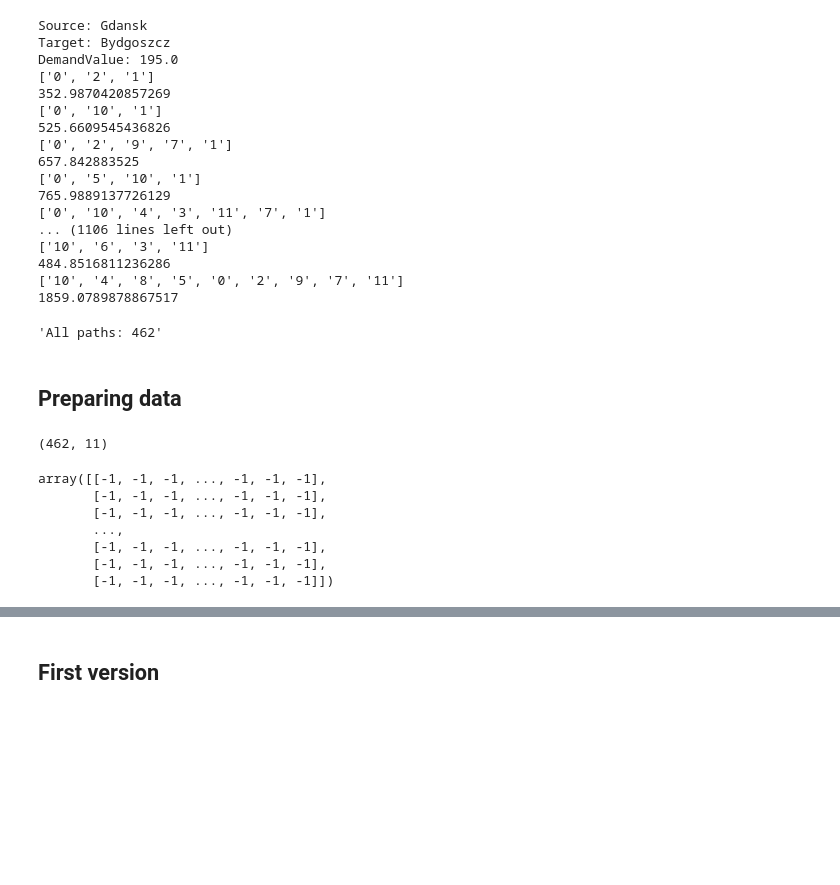
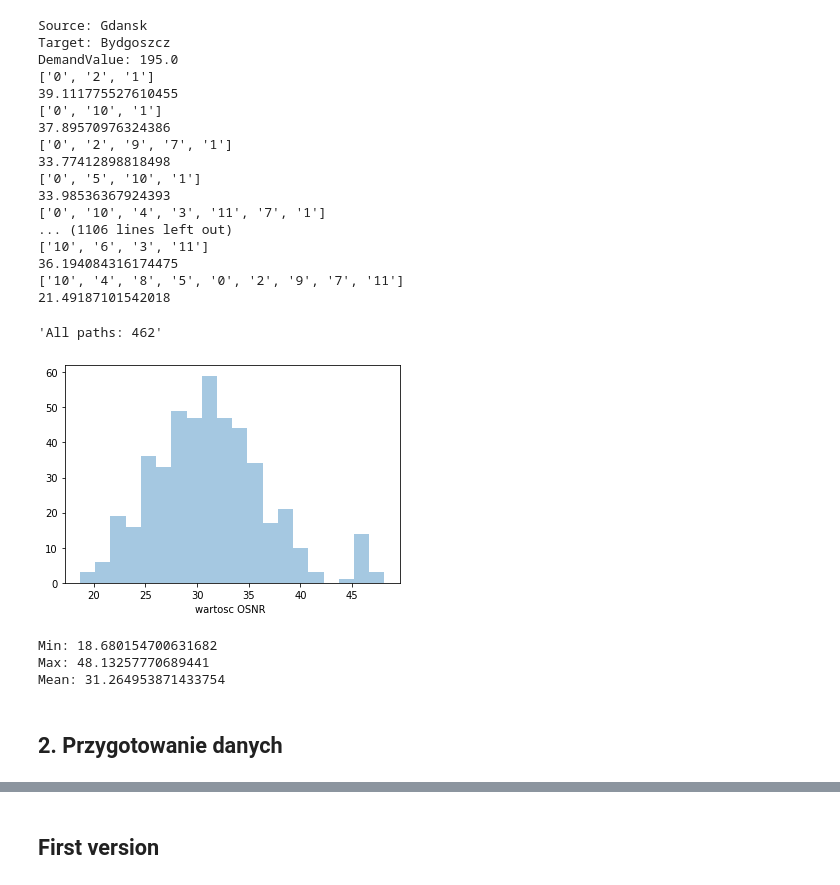
Before and after one commit to paatrycjaa/QoT_estimation, a Jupyter notebook: QoT_estimation.ipynb, the cells around one changed output, grey strips where cells are left out. Drawn from its saved outputs; the diff is of its cells as text; code cells hidden in the pictures; blank space fills up the shorter version.

Commit message:
przygotowanie do oddania

```diff
--- a/QoT_estimation.ipynb
+++ b/QoT_estimation.ipynb
@@ -107,13 +113,15 @@ for demand in root.findall(".//{http://sndlib.zib.de/network}demand"):
     for path in admissiblePaths:
         path_links = path.findall(".//{http://sndlib.zib.de/network}linkId")
         values = 0;
+        node_list=[]
         for link_id in path_links:
-            values = values + float(Links[link_id.text])
+            values = values + 300./float(Links[link_id.text])
             words = link_id.text.split('_')
             node_list = addNodetoPath(words[1], words[2], node_list)
         input_list.append(node_list.copy())
         size = float(len(node_list))
-        values = values + 20.*(size-2)
+        values= values + 300./min(Links.values())*(11-size)
+        values = values + 10./(size-1)
         Y_values.append(values)
         n = n+1
         print(node_list)
@@ -125,35 +133,33 @@ Source: Gdansk
 Target: Bydgoszcz
 DemandValue: 195.0
 ['0', '2', '1']
-352.9870420857269
+39.111775527610455
 ['0', '10', '1']
-525.6609545436826
+37.89570976324386
 ['0', '2', '9', '7', '1']
-657.842883525
+33.77412898818498
 ['0', '5', '10', '1']
-765.9889137726129
+33.98536367924393
 ['0', '10', '4', '3', '11', '7', '1']
 ... (1106 lines left out)
 ['10', '6', '3', '11']
-484.8516811236286
+36.194084316174475
 ['10', '4', '8', '5', '0', '2', '9', '7', '11']
-1859.0789878867517
+21.49187101542018
 'All paths: 462'
-# %% [markdown]
-## Preparing data
-# %%
-X_input = np.full((462,11), -1)
-X_input.shape
-# %% [output]
-(462, 11)
-# %%
-X_input
-# %% [output]
-array([[-1, -1, -1, ..., -1, -1, -1],
-       [-1, -1, -1, ..., -1, -1, -1],
-       [-1, -1, -1, ..., -1, -1, -1],
-       ...,
-       [-1, -1, -1, ..., -1, -1, -1],
-       [-1, -1, -1, ..., -1, -1, -1],
-       [-1, -1, -1, ..., -1, -1, -1]])
+# %%
+xs = pd.Series(Y_values,name="wartosc OSNR ")
+sns.distplot(xs,bins=20, kde=False);
+# %% [output]
+[figure, added]
+# %%
+print("Min: {}".format(min(Y_values)))
+print("Max: {}".format(max(Y_values)))
+print("Mean: {}".format(statistics.mean(Y_values)))
+# %% [output]
+Min: 18.680154700631682
+Max: 48.13257770689441
+Mean: 31.264953871433754
+# %% [markdown]
+## 2. Przygotowanie danych
 # %%
```
Also changed, not shown: parts of 29 cells of this notebook.
